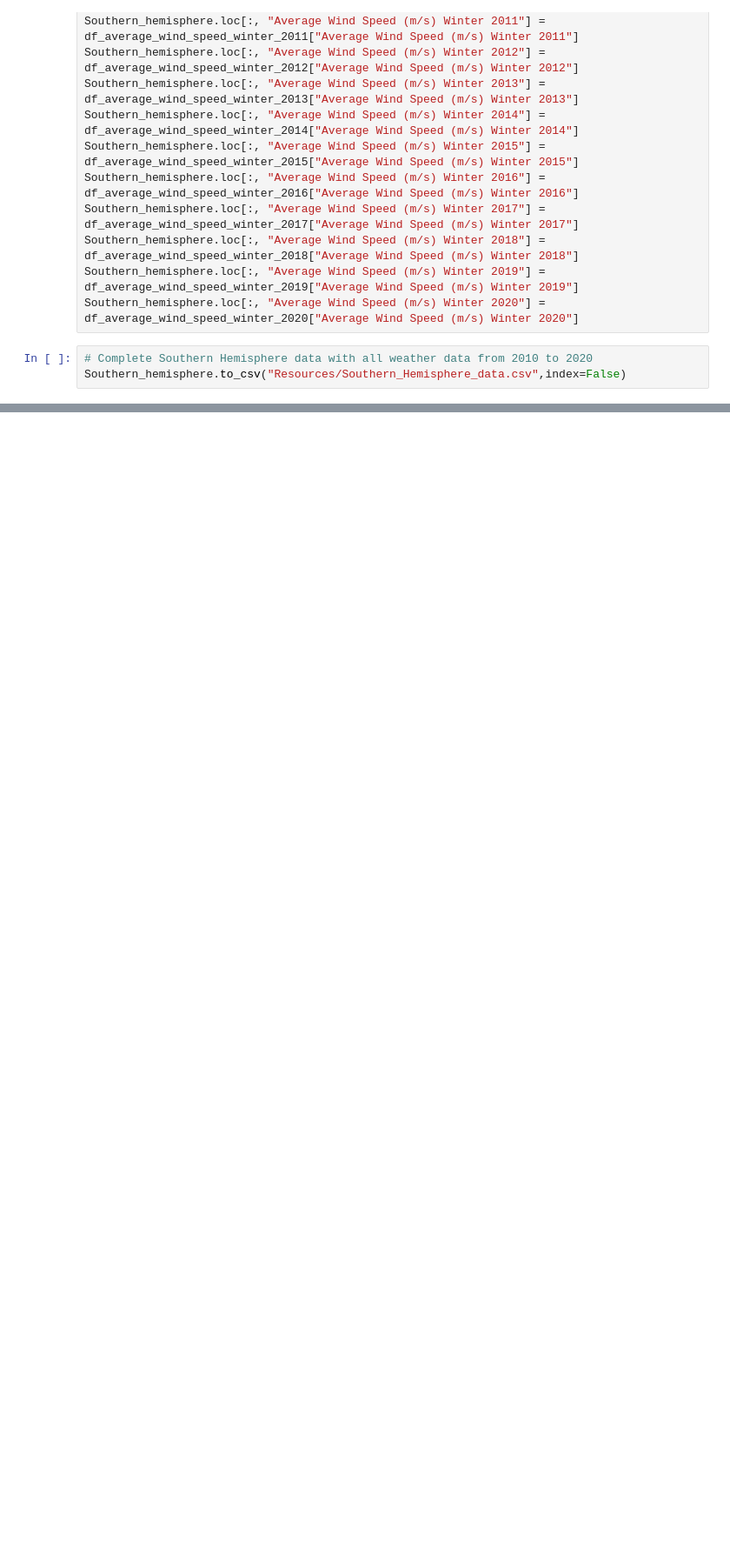
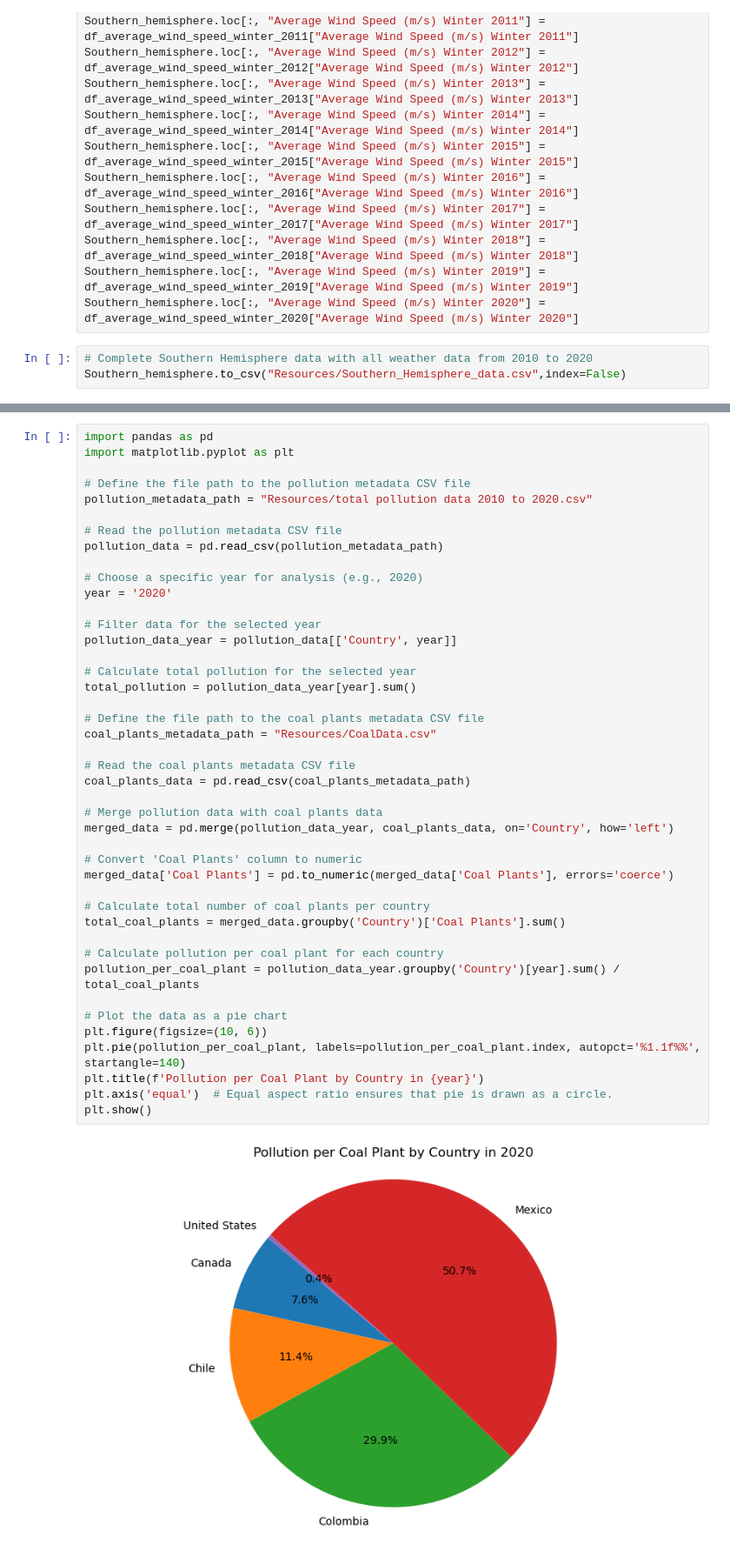
Before and after one commit to DiegoMartorell1620/Project1_Team7, a Jupyter notebook: Project_1_Team_7.ipynb.ipynb, the cells around one changed output, grey strips where cells are left out. Shown: that part at 87% size. Cells and saved outputs as stored; diff of their text form; blank space fills up the shorter version.

```diff
--- a/Project_1_Team_7.ipynb.ipynb
+++ b/Project_1_Team_7.ipynb.ipynb
@@ -2531,0 +2532,45 @@ Warning: Some countries from the CSV file were not found in the world shapefile.
+# %%
+import pandas as pd
+import matplotlib.pyplot as plt
+
+# Define the file path to the pollution metadata CSV file
+pollution_metadata_path = "Resources/total pollution data 2010 to 2020.csv"
+
+# Read the pollution metadata CSV file
+pollution_data = pd.read_csv(pollution_metadata_path)
+
+# Choose a specific year for analysis (e.g., 2020)
+year = '2020'
+
+# Filter data for the selected year
+pollution_data_year = pollution_data[['Country', year]]
+
+# Calculate total pollution for the selected year
+total_pollution = pollution_data_year[year].sum()
+
+# Define the file path to the coal plants metadata CSV file
+coal_plants_metadata_path = "Resources/CoalData.csv"
+
+# Read the coal plants metadata CSV file
+coal_plants_data = pd.read_csv(coal_plants_metadata_path)
+
+# Merge pollution data with coal plants data
+merged_data = pd.merge(pollution_data_year, coal_plants_data, on='Country', how='left')
+
+# Convert 'Coal Plants' column to numeric
+merged_data['Coal Plants'] = pd.to_numeric(merged_data['Coal Plants'], errors='coerce')
+
+# Calculate total number of coal plants per country
+total_coal_plants = merged_data.groupby('Country')['Coal Plants'].sum()
+
+# Calculate pollution per coal plant for each country
+pollution_per_coal_plant = pollution_data_year.groupby('Country')[year].sum() / total_coal_plants
+
+# Plot the data as a pie chart
+plt.figure(figsize=(10, 6))
+plt.pie(pollution_per_coal_plant, labels=pollution_per_coal_plant.index, autopct='%1.1f%%', startangle=140)
+plt.title(f'Pollution per Coal Plant by Country in {year}')
+plt.axis('equal')  # Equal aspect ratio ensures that pie is drawn as a circle.
+plt.show()
+# %% [output]
+[figure, added]
```
Also changed, not shown: parts of 1 cell of this notebook.
